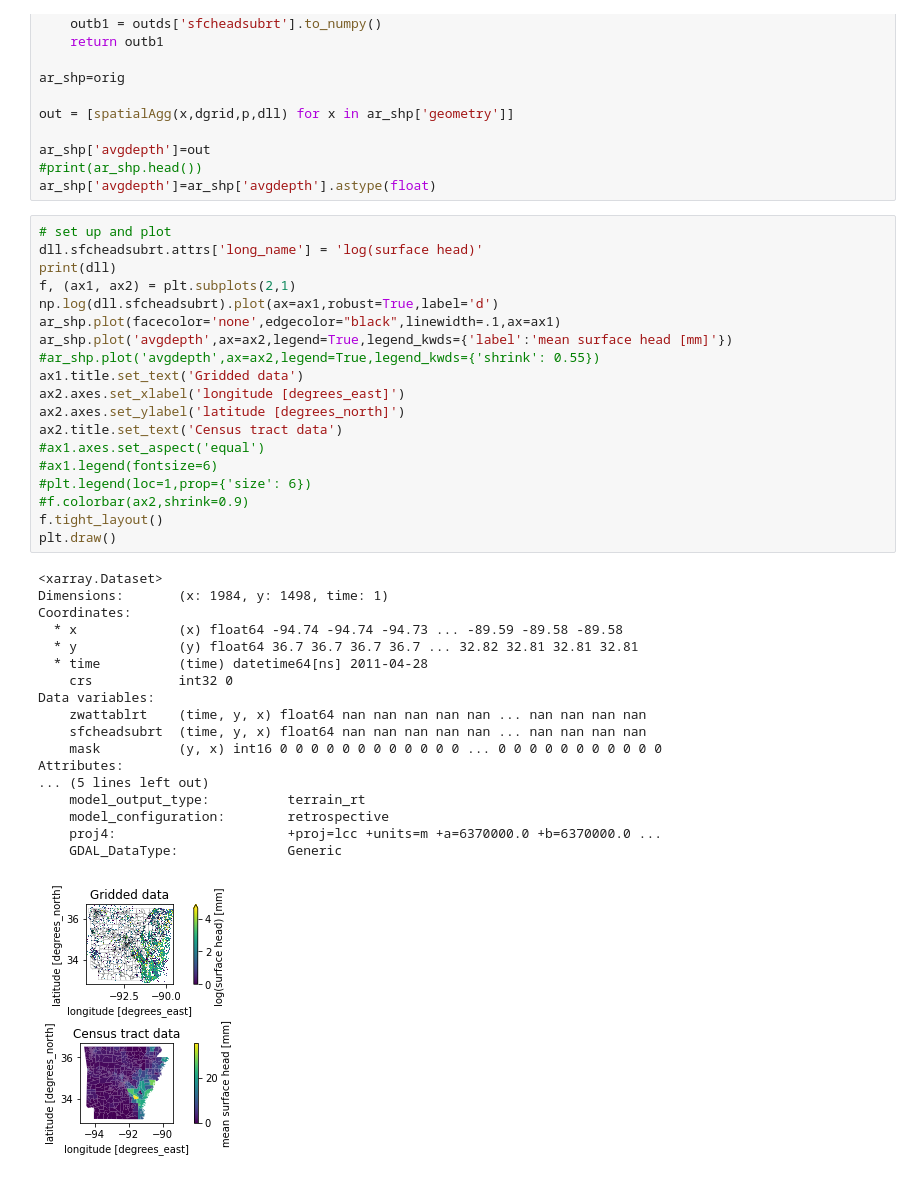
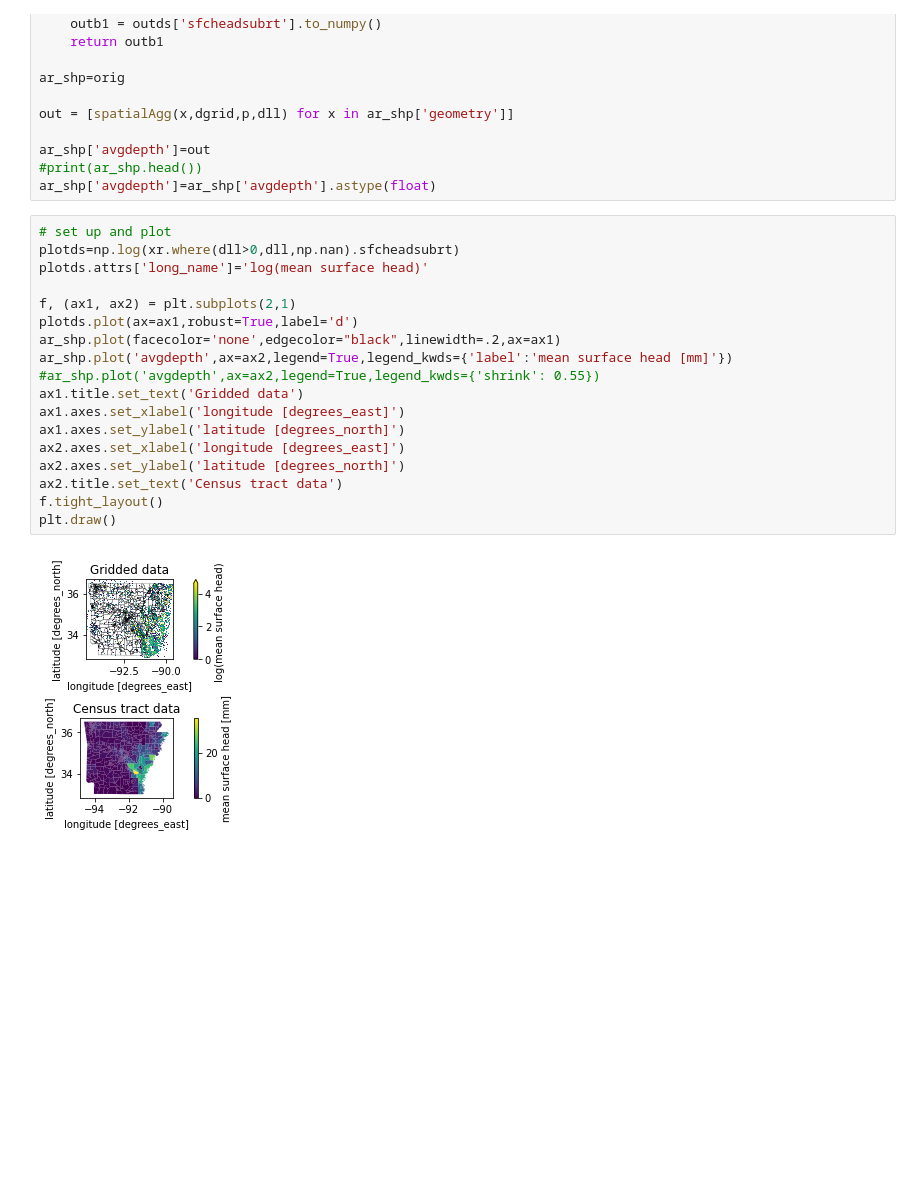
Before and after one commit to TimForeman/xarray_examples, a Jupyter notebook: Blog_Skeleton.ipynb, the cells around one changed output. Cells and saved outputs as stored; diff of their text form; blank space fills up the shorter version.

Commit message:
updates to graphs

```diff
--- a/Blog_Skeleton.ipynb
+++ b/Blog_Skeleton.ipynb
@@ -185,39 +183,21 @@ ar_shp['avgdepth']=out
 ar_shp['avgdepth']=ar_shp['avgdepth'].astype(float)
 # %%
 # set up and plot
-dll.sfcheadsubrt.attrs['long_name'] = 'log(surface head)'
-print(dll)
+plotds=np.log(xr.where(dll>0,dll,np.nan).sfcheadsubrt)
+plotds.attrs['long_name']='log(mean surface head)'
+
 f, (ax1, ax2) = plt.subplots(2,1)
-np.log(dll.sfcheadsubrt).plot(ax=ax1,robust=True,label='d')
-ar_shp.plot(facecolor='none',edgecolor="black",linewidth=.1,ax=ax1)
+plotds.plot(ax=ax1,robust=True,label='d')
+ar_shp.plot(facecolor='none',edgecolor="black",linewidth=.2,ax=ax1)
 ar_shp.plot('avgdepth',ax=ax2,legend=True,legend_kwds={'label':'mean surface head [mm]'})
 #ar_shp.plot('avgdepth',ax=ax2,legend=True,legend_kwds={'shrink': 0.55})
 ax1.title.set_text('Gridded data')
+ax1.axes.set_xlabel('longitude [degrees_east]')
+ax1.axes.set_ylabel('latitude [degrees_north]')
 ax2.axes.set_xlabel('longitude [degrees_east]')
 ax2.axes.set_ylabel('latitude [degrees_north]')
 ax2.title.set_text('Census tract data')
-#ax1.axes.set_aspect('equal')
-#ax1.legend(fontsize=6)
-#plt.legend(loc=1,prop={'size': 6})
-#f.colorbar(ax2,shrink=0.9)
 f.tight_layout()
 plt.draw()
 # %% [output]
-<xarray.Dataset>
-Dimensions:       (x: 1984, y: 1498, time: 1)
-Coordinates:
-  * x             (x) float64 -94.74 -94.74 -94.73 ... -89.59 -89.58 -89.58
-  * y             (y) float64 36.7 36.7 36.7 36.7 ... 32.82 32.81 32.81 32.81
-  * time          (time) datetime64[ns] 2011-04-28
-    crs           int32 0
-Data variables:
-    zwattablrt    (time, y, x) float64 nan nan nan nan nan ... nan nan nan nan
-    sfcheadsubrt  (time, y, x) float64 nan nan nan nan nan ... nan nan nan nan
-    mask          (y, x) int16 0 0 0 0 0 0 0 0 0 0 0 0 ... 0 0 0 0 0 0 0 0 0 0 0
-Attributes:
-... (5 lines left out)
-    model_output_type:          terrain_rt
-    model_configuration:        retrospective
-    proj4:                      +proj=lcc +units=m +a=6370000.0 +b=6370000.0 ...
-    GDAL_DataType:              Generic
-[figure, old version]
+[figure, new version]
```
Also changed, not shown: parts of 2 cells of this notebook.
